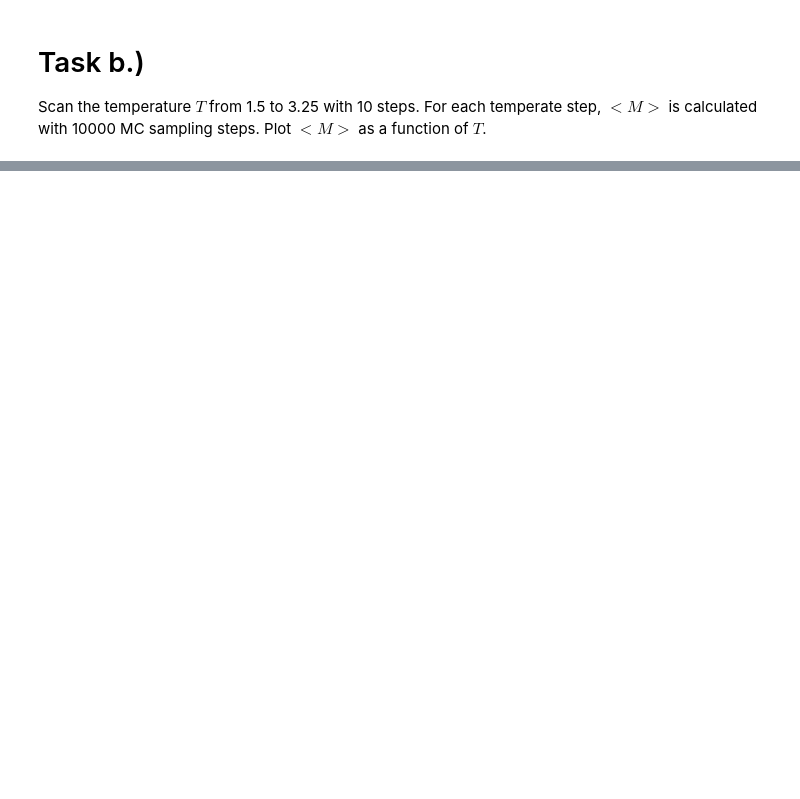
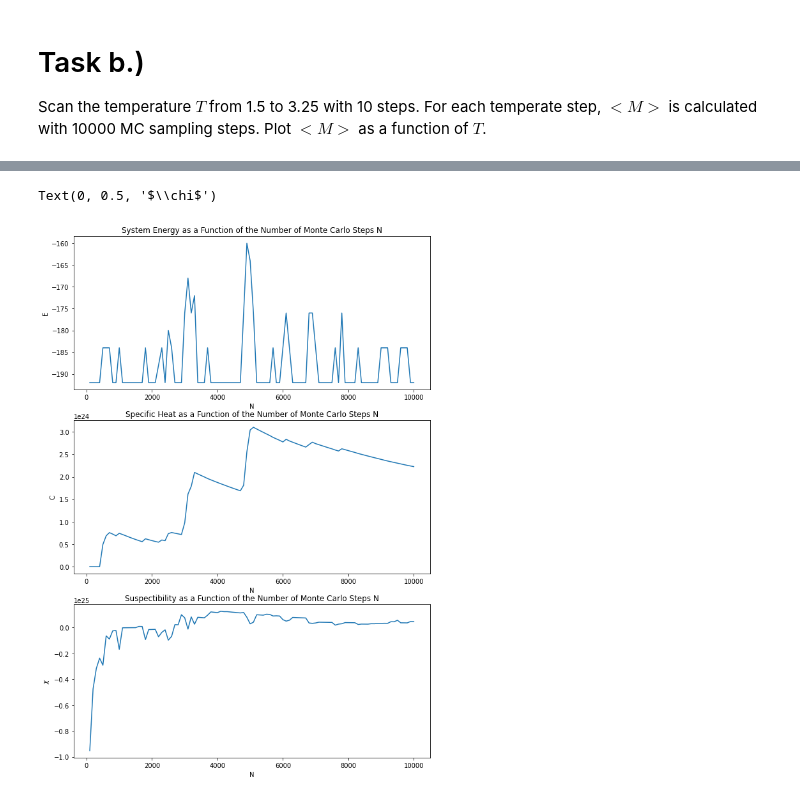
Before and after one commit to cswelch/Physics-434, a Jupyter notebook: Lab 4.ipynb, the cells around one changed output, grey strips where cells are left out. Saved outputs shown, nothing was run; the diff lists cells and outputs as text; code cells hidden in the pictures; blank space fills up the shorter version.

```diff
--- a/Lab 4.ipynb
+++ b/Lab 4.ipynb
@@ -107,0 +153,24 @@ Text(0, 0.5, '<M>')
+# %%
+#Part a) - Plot system energy, specific heat, and suspectibility results vs. N.
+fig, axs = plt.subplots(3, 1, figsize=(10,15))
+
+#System energy
+axs[0].plot(Ns, Es)
+axs[0].set_title("System Energy as a Function of the Number of Monte Carlo Steps N")
+axs[0].set_xlabel("N")
+axs[0].set_ylabel("E")
+
+#Specific heat
+axs[1].plot(Ns, Cs)
+axs[1].set_title("Specific Heat as a Function of the Number of Monte Carlo Steps N")
+axs[1].set_xlabel("N")
+axs[1].set_ylabel("C")
+
+#Suspectibility
+axs[2].plot(Ns, Chis)
+axs[2].set_title("Suspectibility as a Function of the Number of Monte Carlo Steps N")
+axs[2].set_xlabel("N")
+axs[2].set_ylabel("$\chi$")
+# %% [output]
+Text(0, 0.5, '$\\chi$')
+[figure, added]
```
Also changed, not shown: parts of 5 cells of this notebook, 4 other files.
